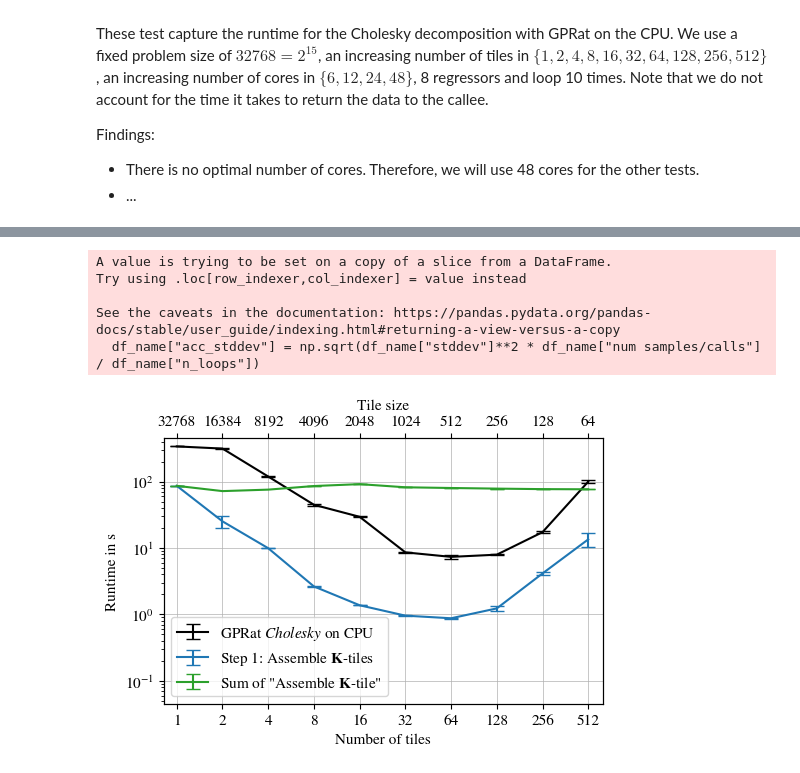
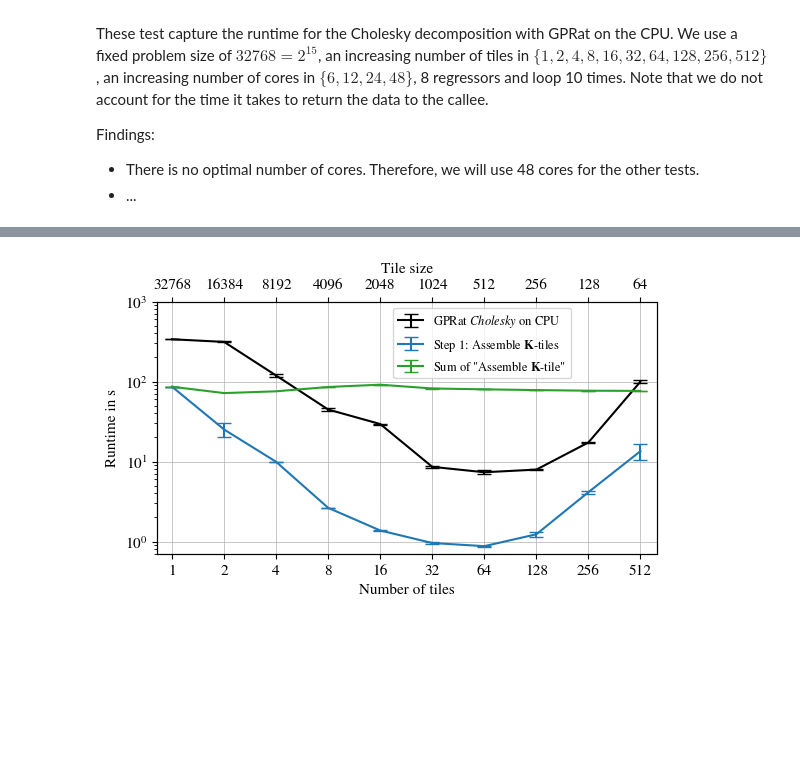
Before and after one commit to moellh/GPRat, a Jupyter notebook: 1-2-cholesky-cpu.ipynb, the cells around one changed output, grey strips where cells are left out. Saved outputs shown, nothing was run; the diff lists cells and outputs as text; code cells hidden in the pictures; blank space fills up the shorter version.

```diff
--- a/1-2-cholesky-cpu.ipynb
+++ b/1-2-cholesky-cpu.ipynb
@@ -18,12 +18,29 @@ import matplotlib.pyplot as plt
 import os
 import matplotlib as mpl
 import utils
+import math
+
+import warnings
+warnings.filterwarnings("ignore")
 
 mpl.rcParams['mathtext.fontset'] = 'stix'
 mpl.rcParams['font.family'] = 'STIXGeneral'
 mpl.rcParams.update({'font.size': 11})
 mpl.rcParams.update({'errorbar.capsize': 5})
 mpl.rcParams.update({'grid.linewidth': 0.5})
+mpl.rcParams.update({"legend.fontsize": 9})
+
+def figsize(x,y,y_log_min=1, y_log_max=1):
+    '''
+    Set figsize based on same bounding box to achive shared axes
+    '''
+    x_const = 0.5421892781575521
+    y_const = 0.8417361111111108
+    return x+x_const, (y+math.log10(y_log_max)-math.log10(y_log_min))*0.8+y_const
+
+# bbox = ax.get_position()
+# fig_width, fig_height = fig.get_size_inches()
+# print((1 - (bbox.x1 - bbox.x0)) * fig_width, (1 - (bbox.y1 - bbox.y0)) * fig_height)
 # %%
 # load data
 
@@ -111,11 +128,11 @@ plt.savefig("./pdf/cholesky-cpu.pdf")
 n_train = 32768
 n_cores = 48
 
-fig, ax = plt.subplots(figsize=(5, 3.5))
+fig, ax = plt.subplots(figsize=figsize(5, 3))
 
 ax.set_xlabel("Number of tiles")
 ax.set_ylabel("Runtime in s")
-ax.set_ylim(0.6, 2*10**3)
+ax.set_ylim(7*10**(-1), 7*10**2)
 ax.set_xlim(0.82, 640)
 
 xticks = df_steps["n_tiles"].unique()
@@ -174,7 +191,7 @@ for name, label, color in zip(names, legend, colors):
         label=label
     )
 
-ax.legend()
+ax.legend(loc='upper center', bbox_to_anchor=(0.65, 1))
 fig.tight_layout(pad=0.1)
 fig.savefig("./pdf/cholesky-cpu-steps.pdf")
 # %% [output]
@@ -195,13 +202,13 @@ See the caveats in the documentation: https://pandas.pydata.org/pandas-docs/stab
 n_train = 32768
 n_cores = 48
 
-fig, ax = plt.subplots(figsize=(5, 3.5))
+fig, ax = plt.subplots(figsize=figsize(5, 3, 7, 10))
 ax_top = ax.twiny()
 
 xticks = df_cholesky["n_tiles"].unique()
 tile_sizes = n_train / xticks
 ax.set_xlim(0.82, 640)
-ax.set_ylim(0.045, 4.5*10**2)
+ax.set_ylim(7*10**(-1), 10*10**2)
 ax.set_xlabel("Number of tiles")
 ax.set_ylabel("Runtime in s")
 ax.set_xscale("log", base=2)
@@ -231,40 +238,35 @@ err = utils.confidence_error(df_step_assembly, 0.95)
 plt.errorbar(
     df_step_assembly["n_tiles"],
     df_step_assembly["mean"] / 10**9,
     yerr=err / 10**9,
     label=r"Step 1: Assemble $\mathbf{K}$-tiles",
 )
 
 
 names_blas = [
     "assemble K_tiles",
 ]
 names_steps_legend = [
     "Assemble tiles",
 ]
 
 for i, (name, legend_name) in enumerate(zip(names_blas, names_steps_legend)):
     df_name = df_steps[df_steps["name"] == name]
     df_name["acc_stddev"] = np.sqrt(df_name["stddev"]**2 * df_name["num samples/calls"] / df_name["n_loops"])
     err = utils.confidence_error(df_name, 0.95, "acc_stddev")
     plt.errorbar(
         df_name["n_tiles"],
         df_name["mean"] / 10**9 * df_name["num samples/calls"] / 10,
         yerr=err / 10**9,
         label=r'Sum of "Assemble $\mathbf{K}$-tile"',
         color="tab:green",
     )
 
-plt.legend()
+plt.legend(loc="upper center", bbox_to_anchor=(0.65, 1))
 plt.tight_layout(pad=0.1)
 plt.savefig("./pdf/cholesky-cpu-assembly.pdf")
 # %% [output]
-A value is trying to be set on a copy of a slice from a DataFrame.
-Try using .loc[row_indexer,col_indexer] = value instead
-
-See the caveats in the documentation: https://pandas.pydata.org/pandas-docs/stable/user_guide/indexing.html#returning-a-view-versus-a-copy
-  df_name["acc_stddev"] = np.sqrt(df_name["stddev"]**2 * df_name["num samples/calls"] / df_name["n_loops"])
-[figure, old version]
+[figure, new version]
 # %%
 # plot for cholesky BLAS
 
```
Also changed, not shown: parts of 3 cells of this notebook, 20 other files.
